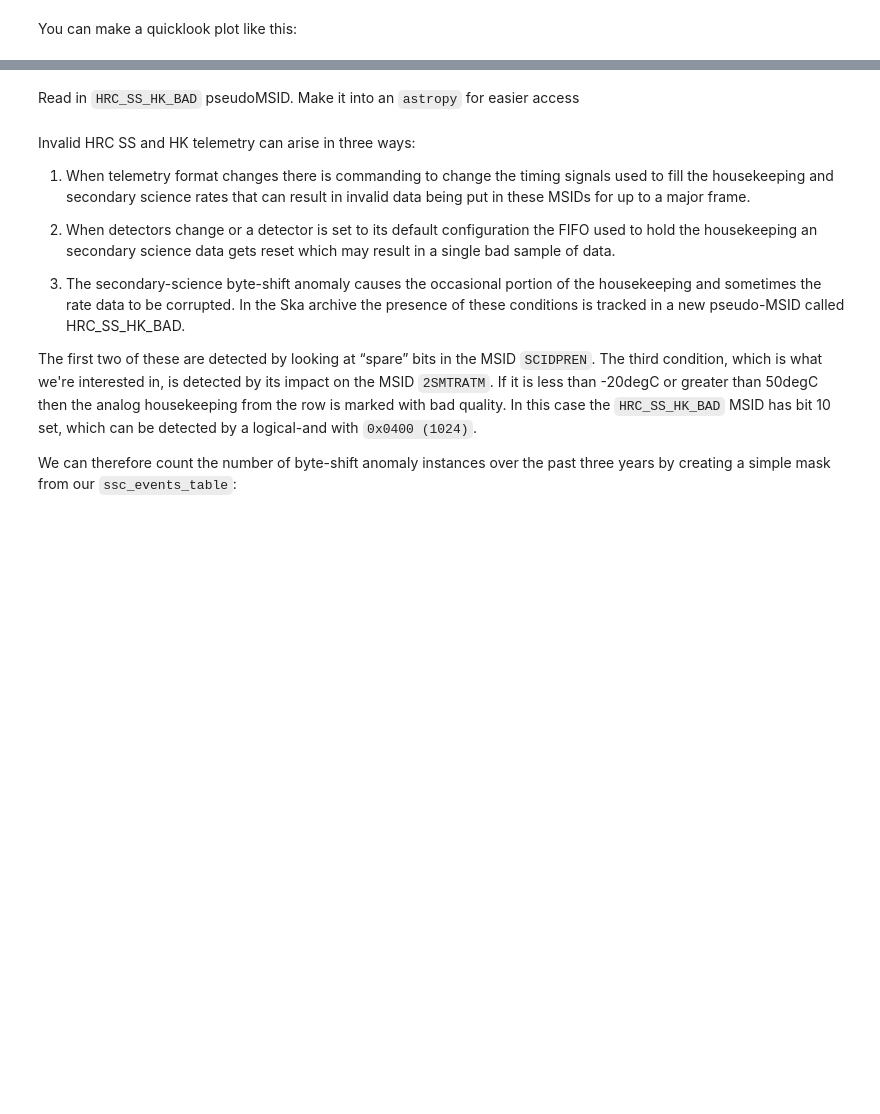
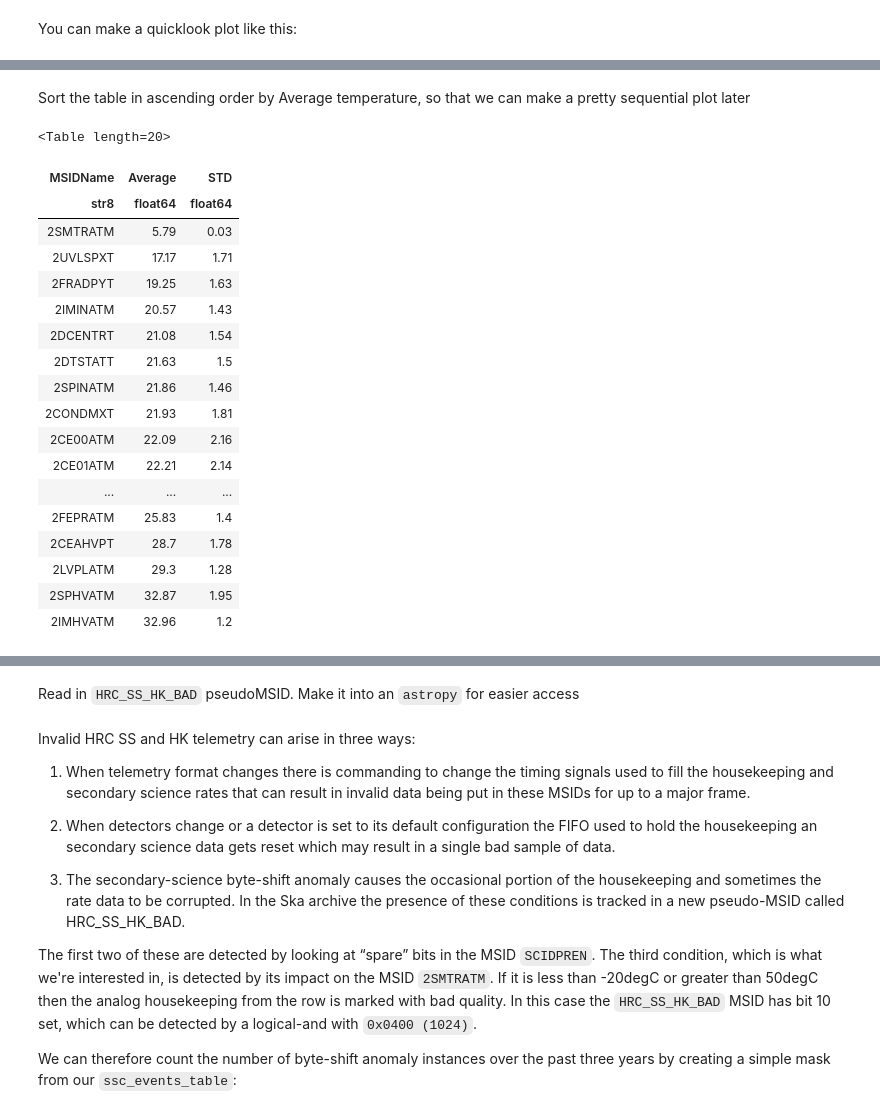
Before and after one commit to granttremblay/HRCSSC, a Jupyter notebook: HRCSSC.ipynb, the cells around one changed output, grey strips where cells are left out. Drawn from its saved outputs; the diff is of its cells as text; code cells hidden in the pictures; blank space fills up the shorter version.

```diff
--- a/HRCSSC.ipynb
+++ b/HRCSSC.ipynb
@@ -116,0 +119,45 @@ hrc.dateplot(data['{}_times'.format(msid)], data['{}_values'.format(msid)], ylab
+# %%
+ave_table = Table()
+
+all_names = []
+all_means = []
+all_stds = []
+
+
+for msidname in msids:
+    daybin = 100 # number of days over which to average the daily averages
+    mean = np.mean(data["{}_values".format(msidname)][-daybin:]).round(2)
+    std = np.std(data["{}_values".format(msidname)][-daybin:]).round(2)
+
+    all_names.append(msidname)
+    all_means.append(mean)
+    all_stds.append(std)
+
+ave_table["MSIDName"] = all_names
+ave_table["Average".format(daybin)] = all_means
+ave_table["STD"] = all_stds
+# %% [markdown]
+Sort the table in ascending order by Average temperature, so that we can make a pretty sequential plot later
+# %%
+ave_table.sort("Average")
+ave_table
+# %% [output]
+<Table length=20>
+| MSIDName | Average | STD |
+| str8 | float64 | float64 |
+| 2SMTRATM | 5.79 | 0.03 |
+| 2UVLSPXT | 17.17 | 1.71 |
+| 2FRADPYT | 19.25 | 1.63 |
+| 2IMINATM | 20.57 | 1.43 |
+| 2DCENTRT | 21.08 | 1.54 |
+| 2DTSTATT | 21.63 | 1.5 |
+| 2SPINATM | 21.86 | 1.46 |
+| 2CONDMXT | 21.93 | 1.81 |
+| 2CE00ATM | 22.09 | 2.16 |
+| 2CE01ATM | 22.21 | 2.14 |
+| ... | ... | ... |
+| 2FEPRATM | 25.83 | 1.4 |
+| 2CEAHVPT | 28.7 | 1.78 |
+| 2LVPLATM | 29.3 | 1.28 |
+| 2SPHVATM | 32.87 | 1.95 |
+| 2IMHVATM | 32.96 | 1.2 |
```
Also changed, not shown: parts of 7 cells of this notebook, 1 other file.
